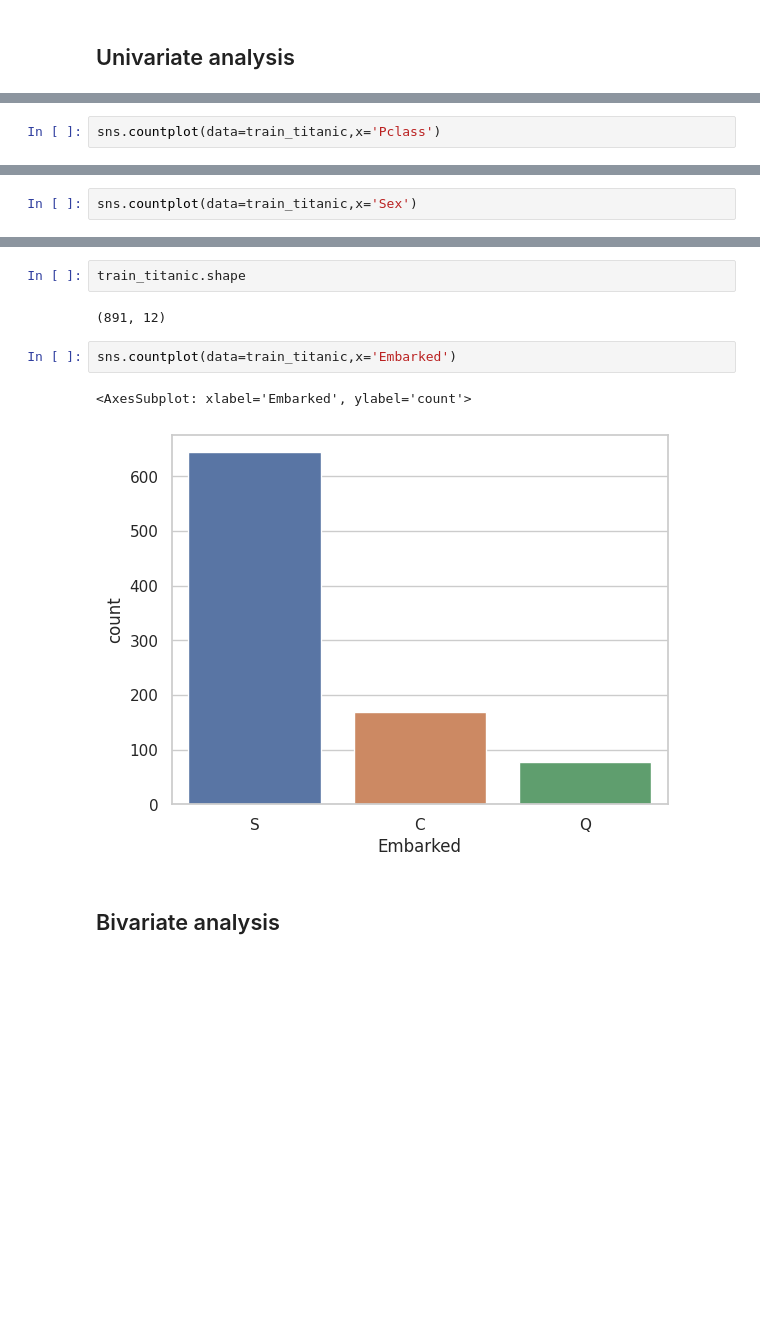
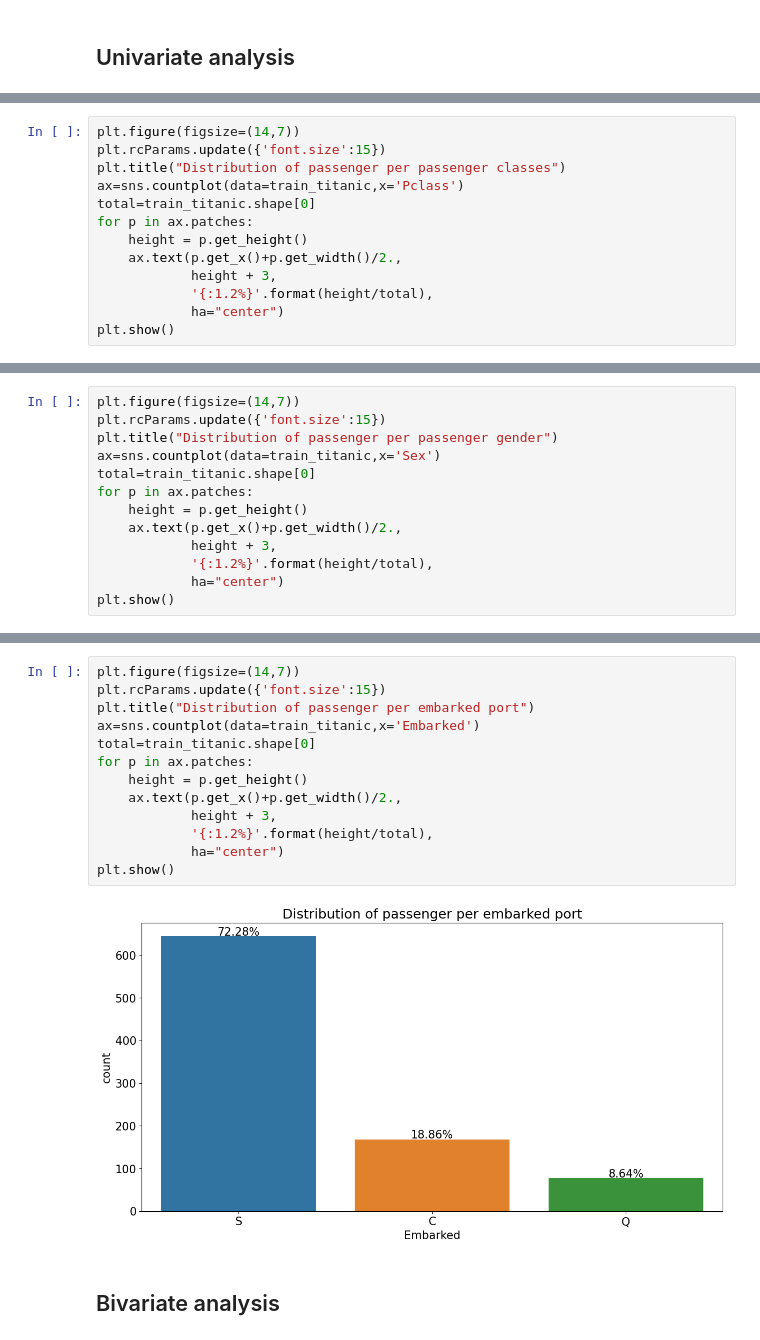
Before and after one commit to kaminosekai54/EDA-TITANIC, a Jupyter notebook: MiniProject 1.ipynb, the cells around one changed output, grey strips where cells are left out. Drawn from its saved outputs; the diff is of its cells as text; blank space fills up the shorter version.

```diff
--- a/MiniProject 1.ipynb
+++ b/MiniProject 1.ipynb
@@ -93,3 +99,14 @@ plt.show()
 # %%
-sns.countplot(data=train_titanic,x='Pclass')
+plt.figure(figsize=(14,7))
+plt.rcParams.update({'font.size':15})
+plt.title("Distribution of passenger per passenger classes")
+ax=sns.countplot(data=train_titanic,x='Pclass')
+total=train_titanic.shape[0]
+for p in ax.patches:
+    height = p.get_height()
+    ax.text(p.get_x()+p.get_width()/2.,
+            height + 3,
+            '{:1.2%}'.format(height/total),
+            ha="center")
+plt.show()
 # %% [output]
@@ -98,3 +114,14 @@ sns.countplot(data=train_titanic,x='Pclass')
 # %%
-sns.countplot(data=train_titanic,x='Sex')
+plt.figure(figsize=(14,7))
+plt.rcParams.update({'font.size':15})
+plt.title("Distribution of passenger per passenger gender")
+ax=sns.countplot(data=train_titanic,x='Sex')
+total=train_titanic.shape[0]
+for p in ax.patches:
+    height = p.get_height()
+    ax.text(p.get_x()+p.get_width()/2.,
+            height + 3,
+            '{:1.2%}'.format(height/total),
+            ha="center")
+plt.show()
 # %% [output]
@@ -103,12 +129,18 @@ sns.countplot(data=train_titanic,x='Sex')
-# %%
-train_titanic.shape
-# %% [output]
-(891, 12)
 # %%
-sns.countplot(data=train_titanic,x='Embarked')
+plt.figure(figsize=(14,7))
+plt.rcParams.update({'font.size':15})
+plt.title("Distribution of passenger per embarked port")
+ax=sns.countplot(data=train_titanic,x='Embarked')
+total=train_titanic.shape[0]
+for p in ax.patches:
+    height = p.get_height()
+    ax.text(p.get_x()+p.get_width()/2.,
+            height + 3,
+            '{:1.2%}'.format(height/total),
+            ha="center")
+plt.show()
 # %% [output]
-<AxesSubplot: xlabel='Embarked', ylabel='count'>
-[figure, old version]
+[figure, new version]
 # %% [markdown]
 ## Bivariate analysis
 # %%
```
Also changed, not shown: parts of 9 cells of this notebook.
